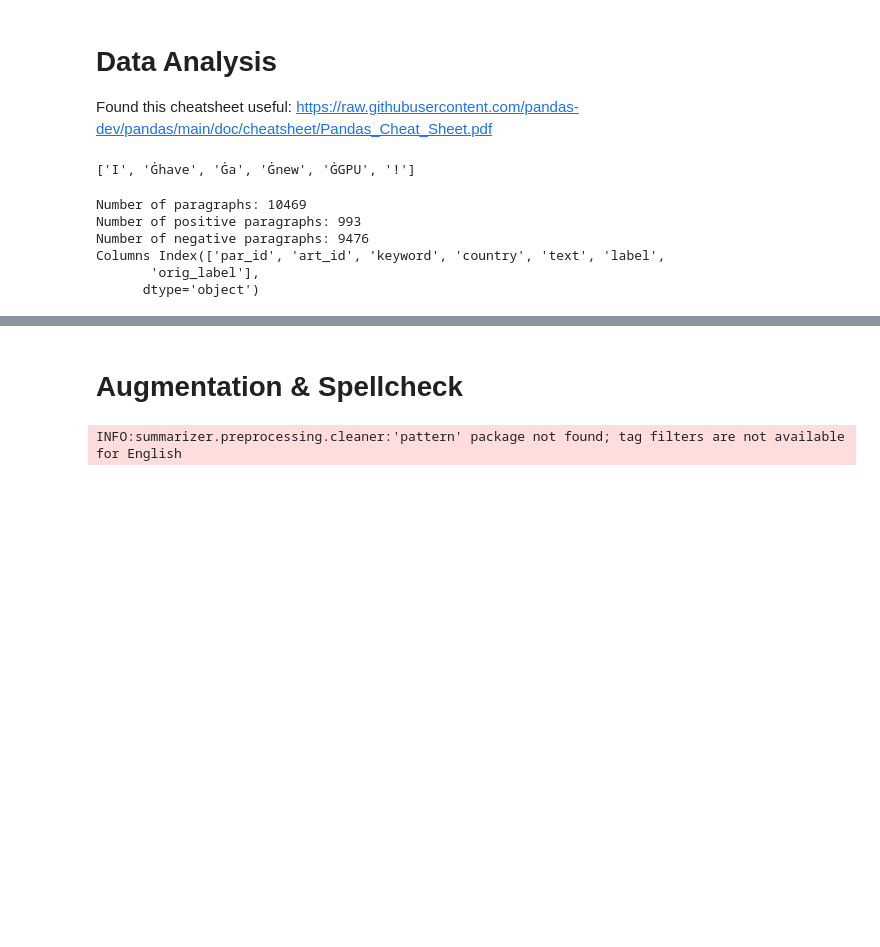
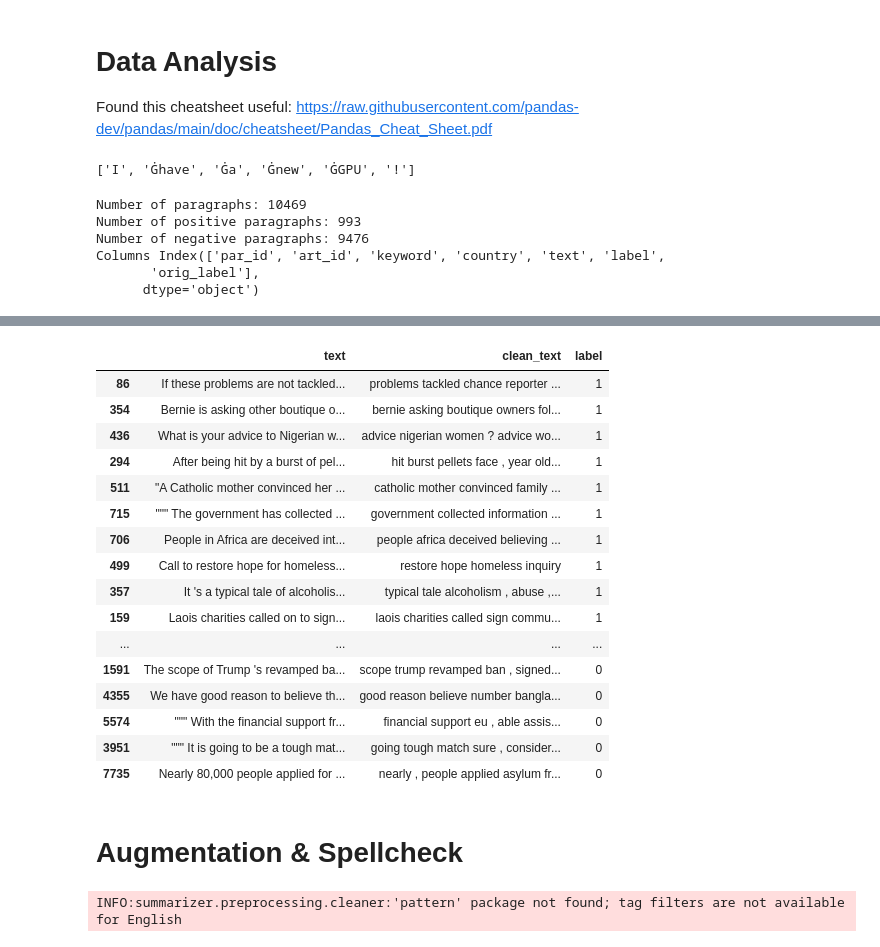
Before and after one commit to wilsoncwc/dontpatronizeme, a Jupyter notebook: NLP_coursework.ipynb, the cells around one changed output, grey strips where cells are left out. Cells and saved outputs as stored; diff of their text form; code cells hidden in the pictures; blank space fills up the shorter version.

Commit message:
added contraction expansion and number removal

```diff
--- a/NLP_coursework.ipynb
+++ b/NLP_coursework.ipynb
@@ -241,11 +240,15 @@ Columns Index(['par_id', 'art_id', 'keyword', 'country', 'text', 'label',
 # %%
 import re
 import string
+import contractions
+
 from bs4 import BeautifulSoup
 from unidecode import unidecode
 from autocorrect import Speller
+# from pycontractions import Contractions
 from spacy.lang.en import English
 from spacy.lang.en.stop_words import STOP_WORDS
+
 nlp = English()
 spell = Speller(lang='en')
 
@@ -255,6 +258,13 @@ spell = Speller(lang='en')
     => 'replace' means that it gets substituted with something, e.g. ' '
 """
 
+def replace_contractions(text):
+    """ Contraction expansion (e.g. isn't => is not) """
+    return " ".join([contractions.fix(word) for word in text.split()] )
+
+def remove_numbers(text):
+    text = re.sub(r'[0-9]+', ' ', text)
+    return text
 
 def remove_stop_words(text):
     """ Removes stop words using spacy """
@@ -319,9 +329,11 @@ def fix_spelling(text):
 def preprocessing(text, accented_chars=True, contractions=True, lemma=True,
                   extra_whitespace=True, newlines_tabs=True, repetition=True,
                   lowercase=True, punctuation=True, spelling=True,
-                  html=True, links=True, special_chars=True, stop_words=True):
+                  html=True, links=True, special_chars=True, stop_words=True,
+                  numbers=True):
     """Master function to apply preprocessing methods to text
        Order of application matters! """
+
     if lowercase:
         text = text.lower()
 
@@ -343,6 +355,9 @@ def preprocessing(text, accented_chars=True, contractions=True, lemma=True,
     if special_chars:
         text = replace_special_chars(text)
 
+    if numbers:
+        text = remove_numbers(text)
+
     if extra_whitespace:
         text = remove_extra_whitespace(text)
 
@@ -355,6 +370,9 @@ def preprocessing(text, accented_chars=True, contractions=True, lemma=True,
     # if lemma
     #     text = lemmatize(text)
 
+    if contractions:
+        text = replace_contractions(text)
+
     return text
 
 def get_cleaned_dataset(df):
@@ -363,11 +381,3 @@ def get_cleaned_dataset(df):
     new_df['text'] = new_df['clean_text']
     print(new_df.head())
     return new_df
-
-trdf1['clean_text'] = trdf1['text'].apply(preprocessing)
-tedf1['clean_text'] = tedf1['text'].apply(preprocessing)
-
-# compare original and preprocessed text for both labels
-pcl = trdf1.loc[trdf1['label'] == 1].sample(5)
-non_pcl = trdf1.loc[trdf1['label'] == 0].sample(5)
-pd.concat([pcl, non_pcl])[['text', 'clean_text', 'label']]
@@ -374,3 +387,26 @@ pd.concat([pcl, non_pcl])[['text', 'clean_text', 'label']]
+# %%
+# compare original and preprocessed text for both labels
+pcl = trdf1.loc[trdf1['label'] == 1].sample(10)
+non_pcl = trdf1.loc[trdf1['label'] == 0].sample(10)
+pd.concat([pcl, non_pcl])[['text', 'clean_text', 'label']]
+# %% [output]
+|  | text | clean_text | label |
+| 86 | If these problems are not tackled... | problems tackled chance reporter ... | 1 |
+| 354 | Bernie is asking other boutique o... | bernie asking boutique owners fol... | 1 |
+| 436 | What is your advice to Nigerian w... | advice nigerian women ? advice wo... | 1 |
+| 294 | After being hit by a burst of pel... | hit burst pellets face , year old... | 1 |
+| 511 | "A Catholic mother convinced her ... | catholic mother convinced family ... | 1 |
+| 715 | """ The government has collected ... | government collected information ... | 1 |
+| 706 | People in Africa are deceived int... | people africa deceived believing ... | 1 |
+| 499 | Call to restore hope for homeless... | restore hope homeless inquiry | 1 |
+| 357 | It 's a typical tale of alcoholis... | typical tale alcoholism , abuse ,... | 1 |
+| 159 | Laois charities called on to sign... | laois charities called sign commu... | 1 |
+| ... | ... | ... | ... |
+| 1591 | The scope of Trump 's revamped ba... | scope trump revamped ban , signed... | 0 |
+| 4355 | We have good reason to believe th... | good reason believe number bangla... | 0 |
+| 5574 | """ With the financial support fr... | financial support eu , able assis... | 0 |
+| 3951 | """ It is going to be a tough mat... | going tough match sure , consider... | 0 |
+| 7735 | Nearly 80,000 people applied for ... | nearly , people applied asylum fr... | 0 |
 # %% [markdown]
 # Augmentation & Spellcheck
 # %%
```
Also changed, not shown: parts of 4 cells of this notebook.
